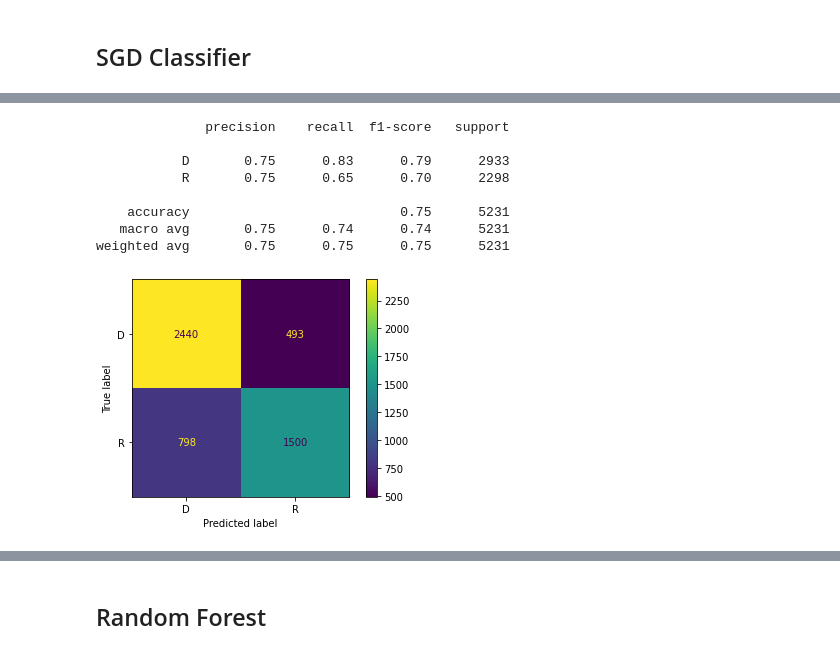
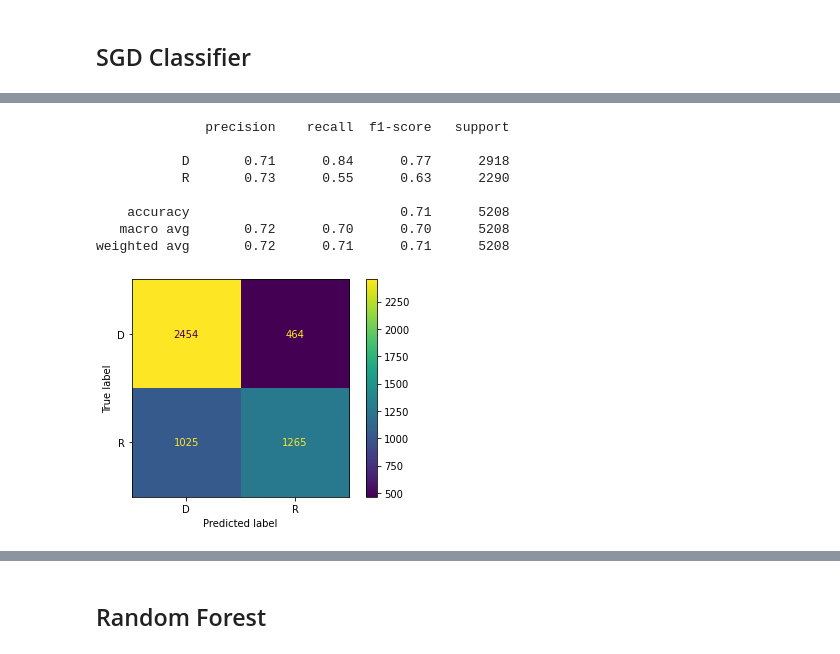
Before and after one commit to Mitch-ml/CS254, a Jupyter notebook: Code/hugging_face.ipynb, the cells around one changed output, grey strips where cells are left out. Drawn from its saved outputs; the diff is of its cells as text; code cells hidden in the pictures.

```diff
--- a/Code/hugging_face.ipynb
+++ b/Code/hugging_face.ipynb
@@ -161,14 +278,15 @@ conn.close()
 np.random.seed(1999)
 
 # Extract just the sponsor party and bill summaries
-df = congress[['sponsor_party', 'bill_summary']].copy()
+df = pd.read_csv('hf_summary.csv')
+df.fillna("", inplace=True)
 
 # Remove the Libertarian and Independent parties
 df = df[df['sponsor_party'] != 'L']
 df = df[df['sponsor_party'] != 'I']
 
 # Split the data
-X_train, X_test, y_train, y_test = train_test_split(df['bill_summary'],
+X_train, X_test, y_train, y_test = train_test_split(df[['bill_summary', 'hf_summary']],
                                                     df['sponsor_party'],
                                                     random_state=0,
                                                     test_size=0.2
@@ -291,21 +464,20 @@ find_params(X_train, y_train, SGDClassifier(n_jobs=-1, loss=['log', 'hinge']))
 # %%
-clf_sgd = build_model(X_train, y_train, X_test, y_test,
-                      SGDClassifier(n_jobs=-1, loss='hinge'
-                                   ),
-                      max_df=0.5,
-                      min_df=5,
+build_model(X_train['hf_summary'], y_train, X_test['hf_summary'], y_test,
+                      SGDClassifier(n_jobs=-1, loss='hinge'),
+                      max_df=0.65,
+                      min_df=1,
                       ngram_range=(1,3),
                       stop_words=stopwords.words('english'),
                       strip_accents='unicode',
                       use_idf=True
                      )
 # %% [output]
               precision    recall  f1-score   support
 
-           D       0.75      0.83      0.79      2933
-           R       0.75      0.65      0.70      2298
+           D       0.71      0.84      0.77      2918
+           R       0.73      0.55      0.63      2290
 
-    accuracy                           0.75      5231
-   macro avg       0.75      0.74      0.74      5231
-weighted avg       0.75      0.75      0.75      5231
+    accuracy                           0.71      5208
+   macro avg       0.72      0.70      0.70      5208
+weighted avg       0.72      0.71      0.71      5208
-[figure, old version]
+[figure, new version]
```
Also changed, not shown: parts of 51 cells of this notebook.
